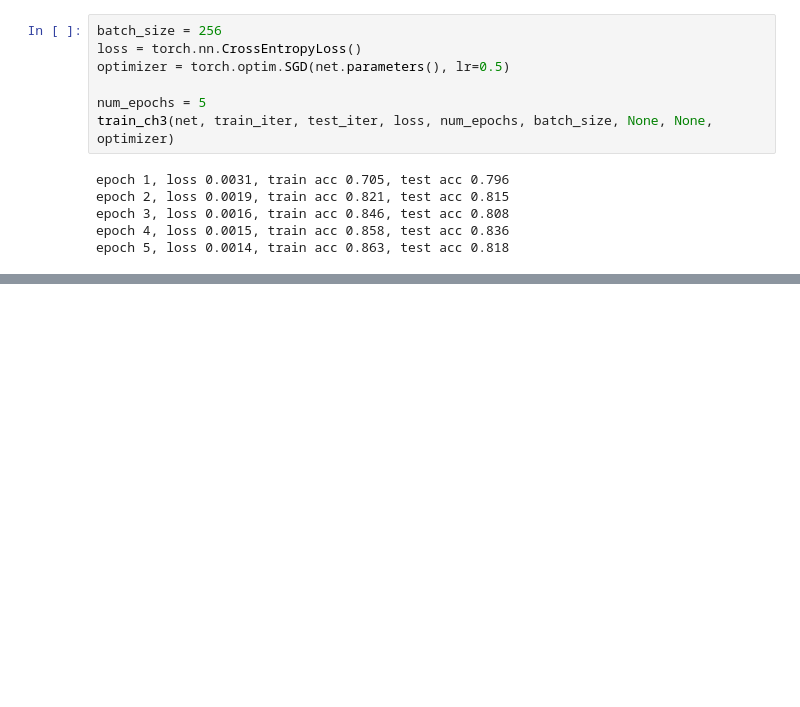
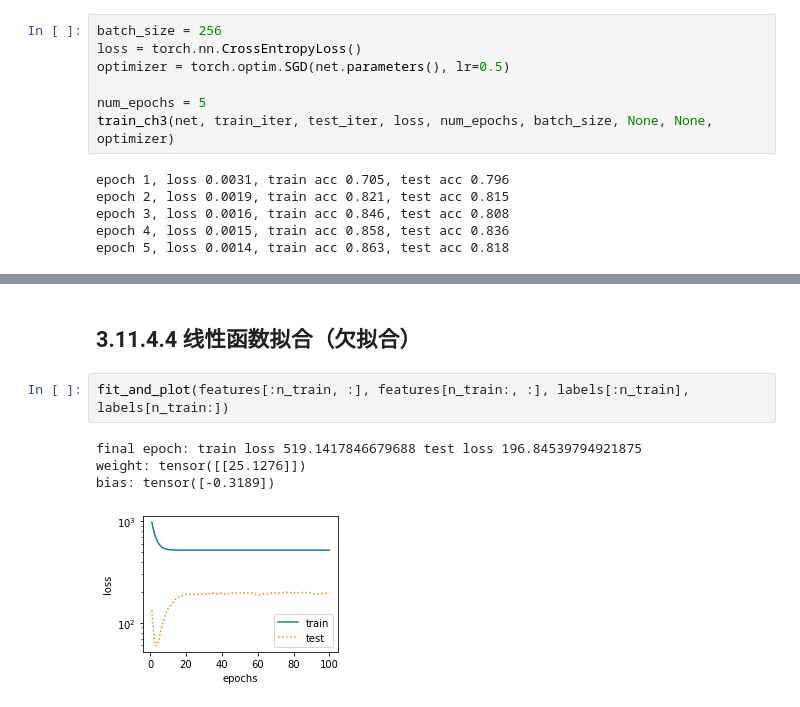
Before and after one commit to lllhhh/DeepLearningNotes, a Jupyter notebook: 动手学深度学习/2、深度学习基础.ipynb, the cells around one changed output, grey strips where cells are left out. Saved outputs shown, nothing was run; the diff lists cells and outputs as text; blank space fills up the shorter version.

```diff
--- a/动手学深度学习/2、深度学习基础.ipynb
+++ b/动手学深度学习/2、深度学习基础.ipynb
@@ -776,0 +849,9 @@ epoch 5, loss 0.0014, train acc 0.863, test acc 0.818
+# %% [markdown]
+## 3.11.4.4 线性函数拟合（欠拟合）
+# %%
+fit_and_plot(features[:n_train, :], features[n_train:, :], labels[:n_train], labels[n_train:])
+# %% [output]
+final epoch: train loss 519.1417846679688 test loss 196.84539794921875
+weight: tensor([[25.1276]])
+bias: tensor([-0.3189])
+[figure, added]
```
Also changed, not shown: parts of 13 cells of this notebook.
